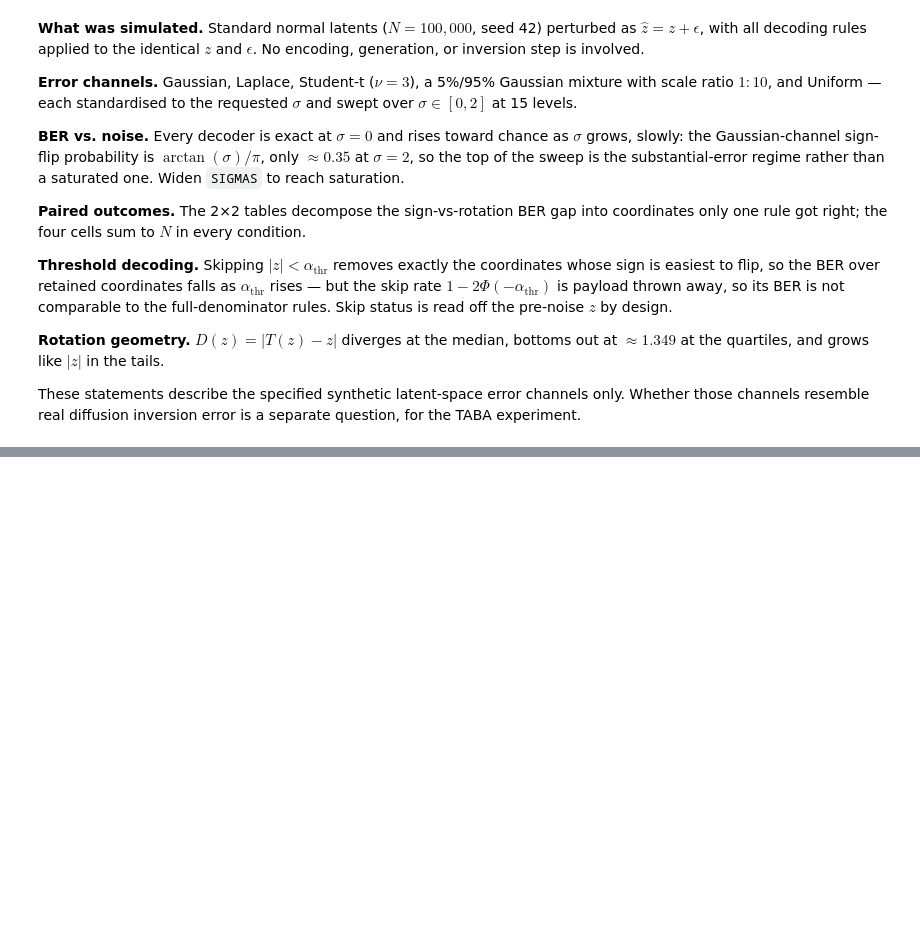
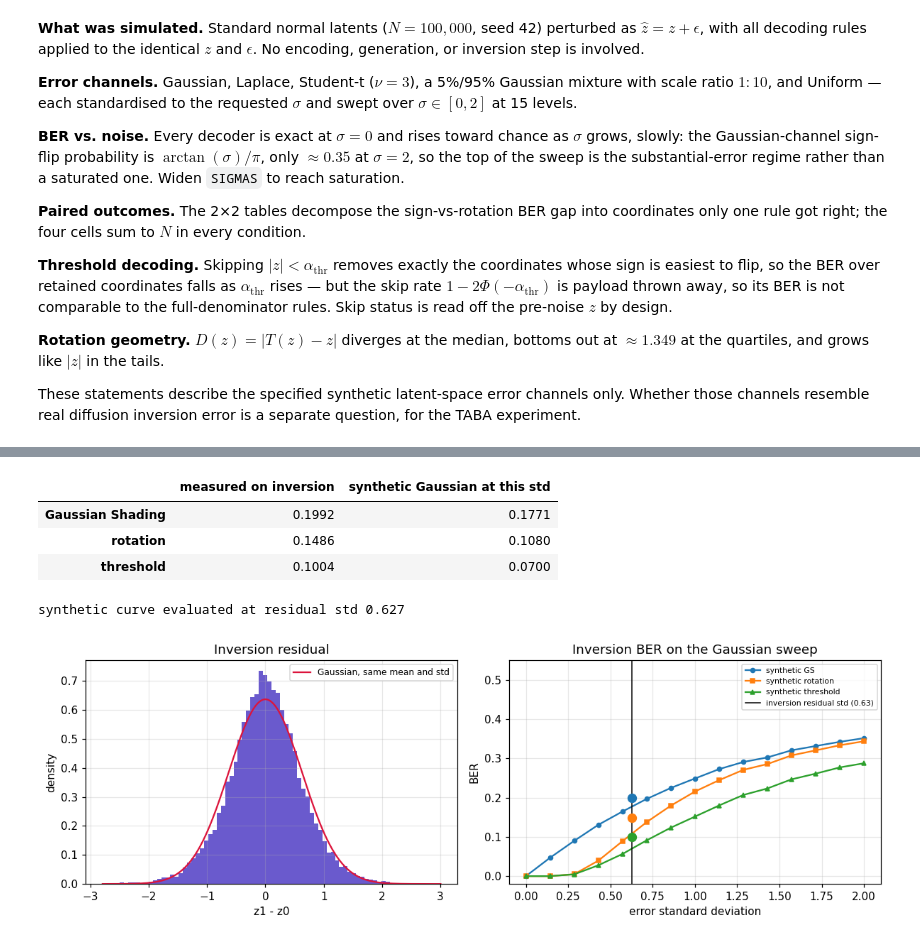
Before and after one commit to samuelcohen1/gaussian_rotation, a Jupyter notebook: gaussian_shading_vs_rotation.ipynb, the cells around one changed output, grey strips where cells are left out. Drawn from its saved outputs; the diff is of its cells as text; code cells hidden in the pictures; blank space fills up the shorter version.

```diff
--- a/gaussian_shading_vs_rotation.ipynb
+++ b/gaussian_shading_vs_rotation.ipynb
@@ -588,0 +656,44 @@ channels resemble real diffusion inversion error is a separate question, for the
+# %%
+# Where this single inversion sits relative to the synthetic Gaussian channel.
+gauss = results[results.distribution == "gaussian"].sort_values("sigma")
+sigma_hat = float(eps_inv.std())
+syn_at_sigma = {
+    "Gaussian Shading": float(np.interp(sigma_hat, gauss.sigma, gauss.gs_ber)),
+    "rotation": float(np.interp(sigma_hat, gauss.sigma, gauss.rot_ber)),
+    "threshold": float(np.interp(sigma_hat, gauss.sigma, gauss.thr_ber)),
+}
+measured = {
+    "Gaussian Shading": float(gs_err.mean()),
+    "rotation": float(rot_err.mean()),
+    "threshold": float(thr["thr_ber"]),
+}
+compare = pd.DataFrame({"measured on inversion": measured, "synthetic Gaussian at this std": syn_at_sigma})
+display(compare.round(4))
+print(f"synthetic curve evaluated at residual std {sigma_hat:.3f}")
+
+fig, axes = plt.subplots(1, 2, figsize=(11, 3.8))
+axes[0].hist(eps_inv, bins=80, color="slateblue", density=True)
+grid = np.linspace(eps_inv.min(), eps_inv.max(), 400)
+axes[0].plot(grid, stats.norm.pdf(grid, eps_inv.mean(), eps_inv.std()), color="crimson", lw=1.5, label="Gaussian, same mean and std")
+axes[0].set(xlabel="z1 - z0", ylabel="density", title="Inversion residual")
+axes[0].legend(fontsize=8)
+
+axes[1].plot(gauss.sigma, gauss.gs_ber, "o-", ms=4, label="synthetic GS")
+axes[1].plot(gauss.sigma, gauss.rot_ber, "s-", ms=4, label="synthetic rotation")
+axes[1].plot(gauss.sigma, gauss.thr_ber, "^-", ms=4, label="synthetic threshold")
+axes[1].axvline(sigma_hat, color="k", lw=1, label=f"inversion residual std ({sigma_hat:.2f})")
+axes[1].scatter([sigma_hat], [measured["Gaussian Shading"]], s=60, zorder=5, color="C0")
+axes[1].scatter([sigma_hat], [measured["rotation"]], s=60, zorder=5, color="C1")
+axes[1].scatter([sigma_hat], [measured["threshold"]], s=60, zorder=5, color="C2")
+axes[1].set(xlabel="error standard deviation", ylabel="BER", title="Inversion BER on the Gaussian sweep", ylim=(-0.02, 0.55))
+axes[1].legend(fontsize=7)
+fig.tight_layout()
+fig.savefig(FIG_DIR / "inversion_vs_synthetic.png", bbox_inches="tight")
+plt.show()
+# %% [output]
+|  | measured on inversion | synthetic Gaussian at this std |
+| Gaussian Shading | 0.1992 | 0.1771 |
+| rotation | 0.1486 | 0.1080 |
+| threshold | 0.1004 | 0.0700 |
+synthetic curve evaluated at residual std 0.627
+[figure, added]
```
Also changed, not shown: parts of 5 cells of this notebook, 1 other file.
